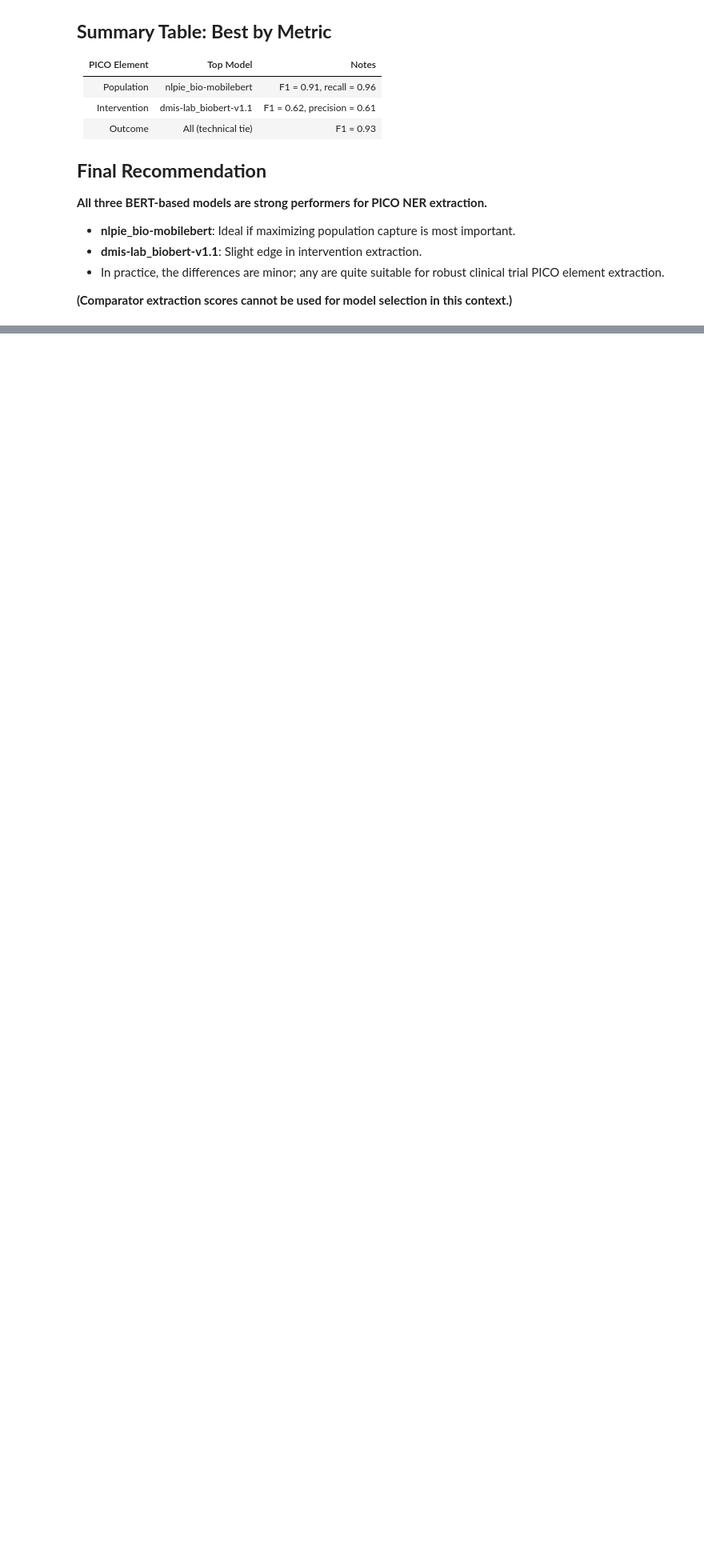
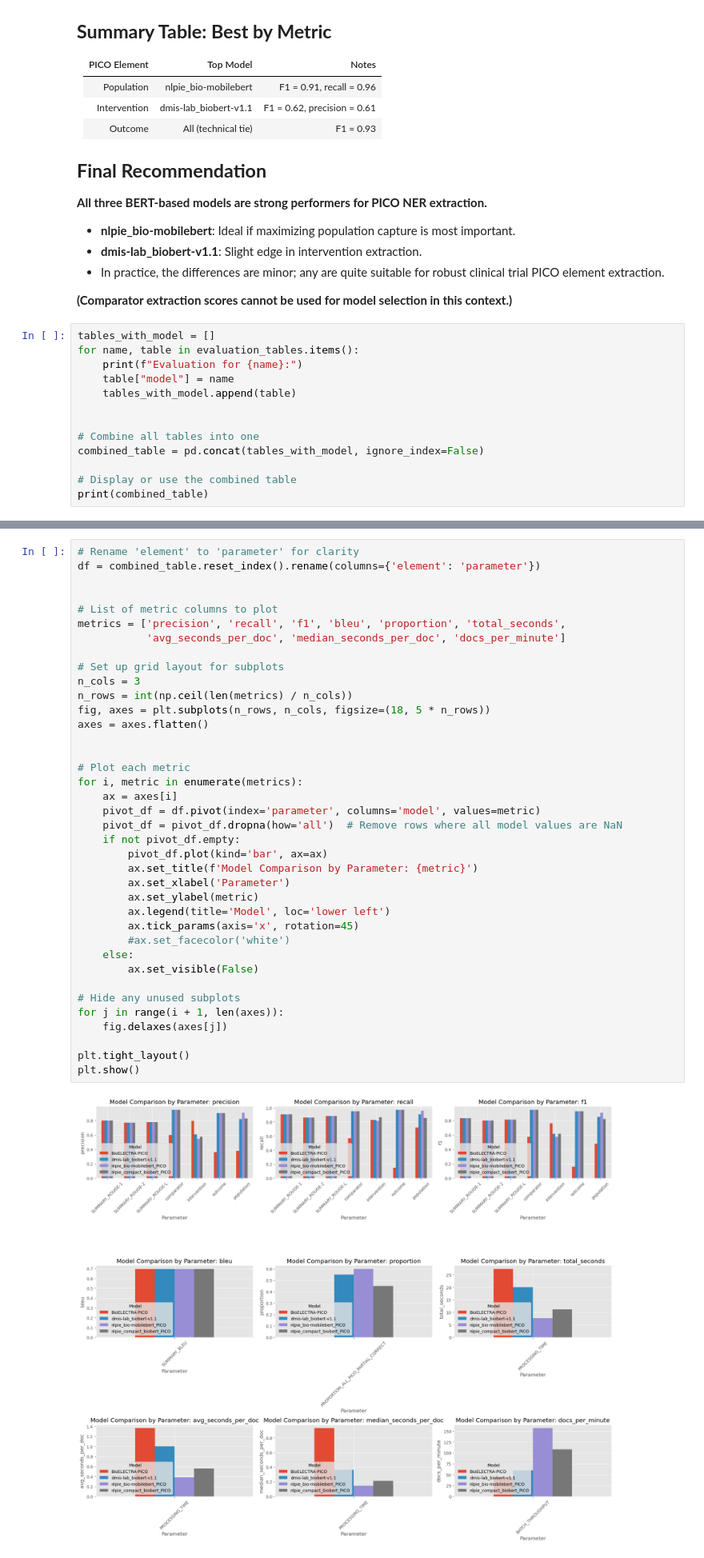
Before and after one commit to ElenJ/biomed-extractor, a Jupyter notebook: app/nlp/compare_model_performance.ipynb, the cells around one changed output, grey strips where cells are left out. Shown at 80% size. Drawn from its saved outputs; the diff is of its cells as text; blank space fills up the shorter version.

Commit message:
time performance evaluation included

```diff
--- a/app/nlp/compare_model_performance.ipynb
+++ b/app/nlp/compare_model_performance.ipynb
@@ -241,3 +259,16 @@ SUMMARY_ROUGE-L   0.779970  0.881646  0.812388
 - In practice, the differences are minor; any are quite suitable for robust clinical trial PICO element extraction.
 
 **(Comparator extraction scores cannot be used for model selection in this context.)**
+# %%
+tables_with_model = []
+for name, table in evaluation_tables.items():
+    print(f"Evaluation for {name}:")
+    table["model"] = name
+    tables_with_model.append(table)
+
+
+# Combine all tables into one
+combined_table = pd.concat(tables_with_model, ignore_index=False)
+
+# Display or use the combined table
+print(combined_table)
@@ -243,0 +300,40 @@ SUMMARY_ROUGE-L   0.779970  0.881646  0.812388
+# %%
+# Rename 'element' to 'parameter' for clarity
+df = combined_table.reset_index().rename(columns={'element': 'parameter'})
+
+
+# List of metric columns to plot
+metrics = ['precision', 'recall', 'f1', 'bleu', 'proportion', 'total_seconds',
+           'avg_seconds_per_doc', 'median_seconds_per_doc', 'docs_per_minute']
+
+# Set up grid layout for subplots
+n_cols = 3
+n_rows = int(np.ceil(len(metrics) / n_cols))
+fig, axes = plt.subplots(n_rows, n_cols, figsize=(18, 5 * n_rows))
+axes = axes.flatten()
+
+
+# Plot each metric
+for i, metric in enumerate(metrics):
+    ax = axes[i]
+    pivot_df = df.pivot(index='parameter', columns='model', values=metric)
+    pivot_df = pivot_df.dropna(how='all')  # Remove rows where all model values are NaN
+    if not pivot_df.empty:
+        pivot_df.plot(kind='bar', ax=ax)
+        ax.set_title(f'Model Comparison by Parameter: {metric}')
+        ax.set_xlabel('Parameter')
+        ax.set_ylabel(metric)
+        ax.legend(title='Model', loc='lower left')
+        ax.tick_params(axis='x', rotation=45)
+        #ax.set_facecolor('white')
+    else:
+        ax.set_visible(False)
+
+# Hide any unused subplots
+for j in range(i + 1, len(axes)):
+    fig.delaxes(axes[j])
+
+plt.tight_layout()
+plt.show()
+# %% [output]
+[figure, added]
```
Also changed, not shown: parts of 4 cells of this notebook, 8 other files.
